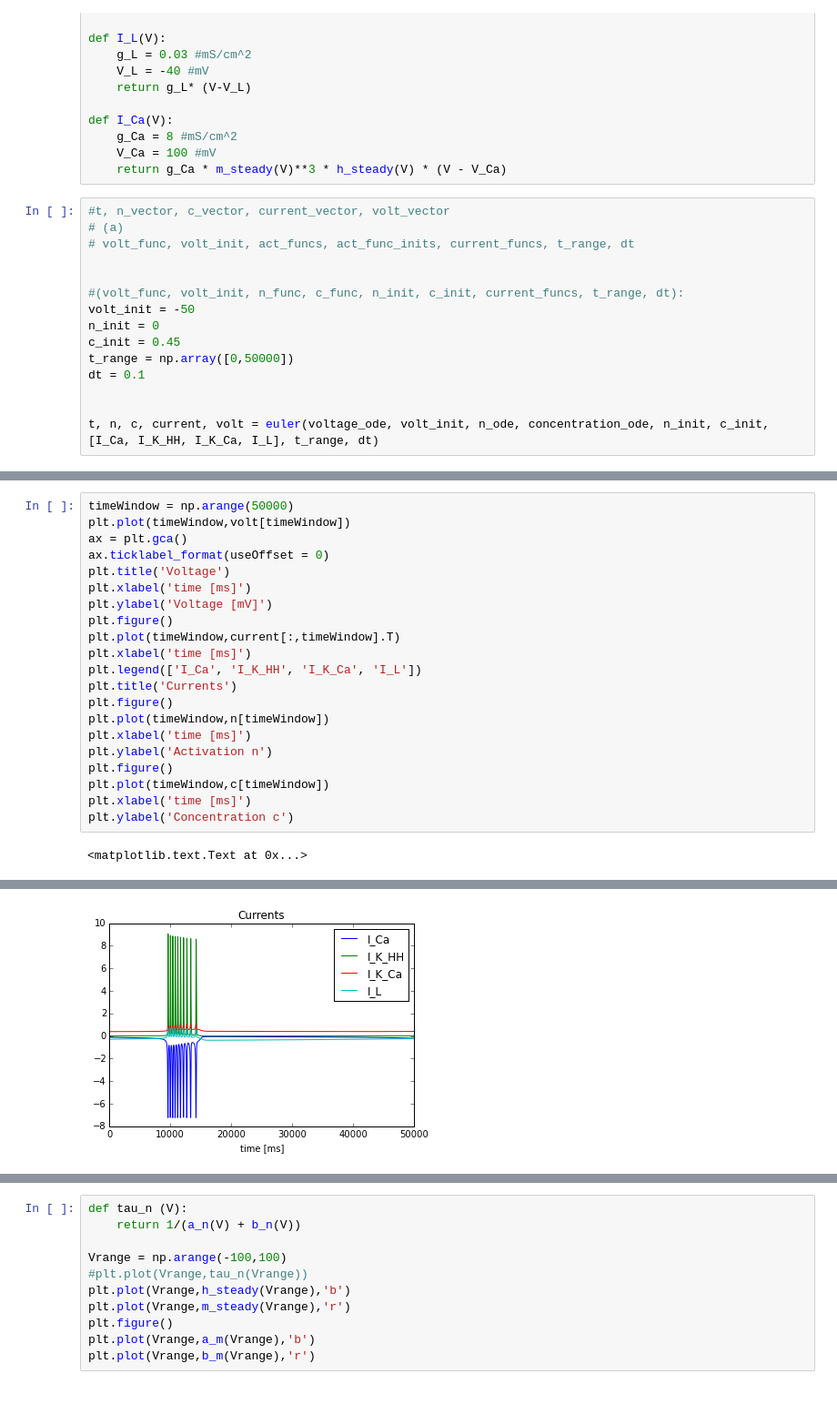
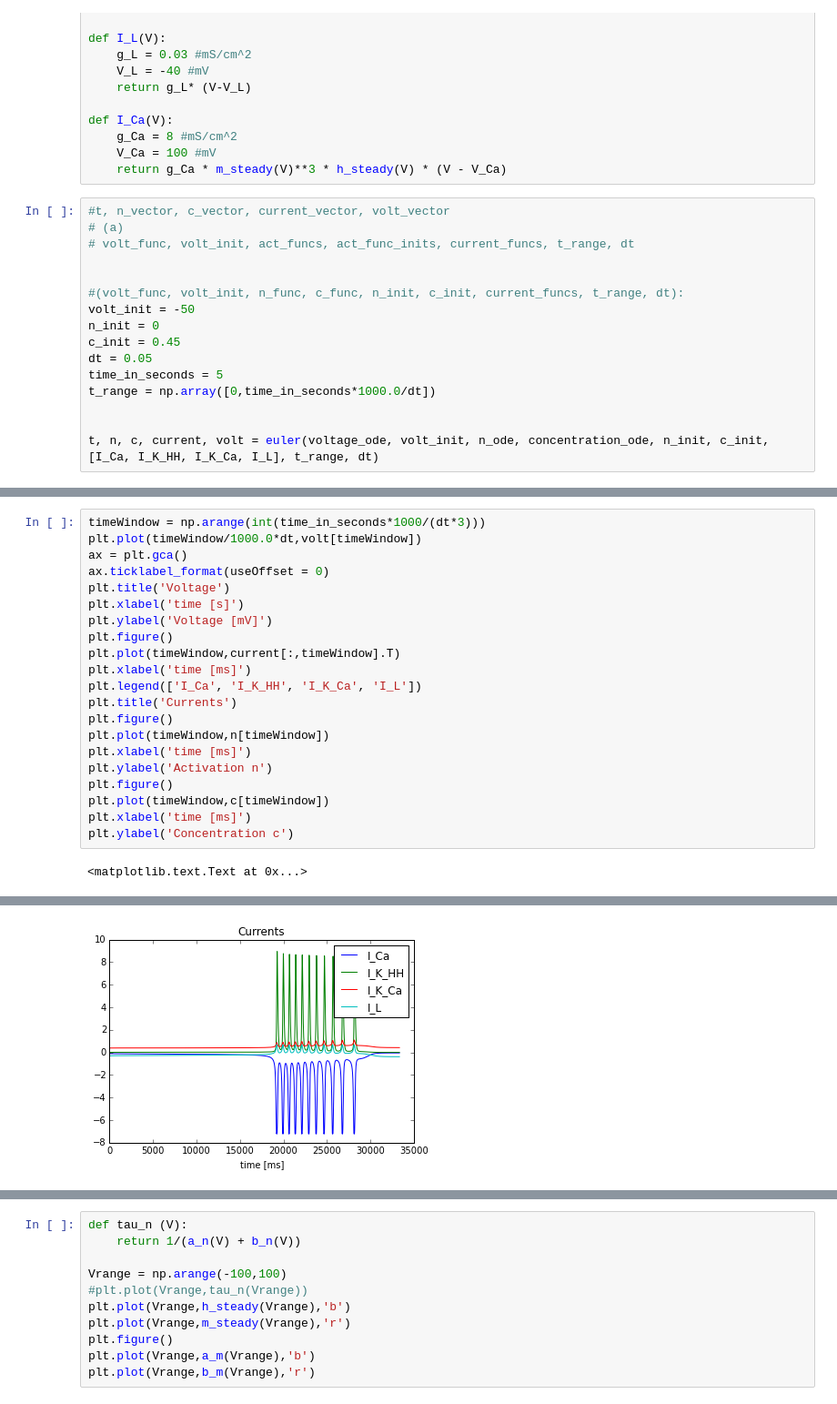
Before and after one commit to hcamalan/Bursting, a Jupyter notebook: [CLASSIFIED] Project Bursting.ipynb, the cells around one changed output, grey strips where cells are left out. Shown at 91% size. Drawn from its saved outputs; the diff is of its cells as text.

Commit message:
Made time parameters more intuitive and plot labels correct

```diff
--- a/[CLASSIFIED] Project Bursting.ipynb
+++ b/[CLASSIFIED] Project Bursting.ipynb
@@ -132,8 +132,9 @@ def I_Ca(V):
 volt_init = -50
 n_init = 0
 c_init = 0.45
-t_range = np.array([0,50000])
-dt = 0.1
+dt = 0.05
+time_in_seconds = 5
+t_range = np.array([0,time_in_seconds*1000.0/dt])
 
 
 t, n, c, current, volt = euler(voltage_ode, volt_init, n_ode, concentration_ode, n_init, c_init, [I_Ca, I_K_HH, I_K_Ca, I_L], t_range, dt)
@@ -142,10 +148,10 @@ KeyboardInterrupt:
 # %%
-timeWindow = np.arange(50000)
-plt.plot(timeWindow,volt[timeWindow])
+timeWindow = np.arange(int(time_in_seconds*1000/(dt*3)))
+plt.plot(timeWindow/1000.0*dt,volt[timeWindow])
 ax = plt.gca()
 ax.ticklabel_format(useOffset = 0)
 plt.title('Voltage')
-plt.xlabel('time [ms]')
+plt.xlabel('time [s]')
 plt.ylabel('Voltage [mV]')
 plt.figure()
 plt.plot(timeWindow,current[:,timeWindow].T)
@@ -166 +172 @@ plt.ylabel('Concentration c')
-[figure, old version]
+[figure, new version]
```
Also changed, not shown: parts of 4 cells of this notebook.
